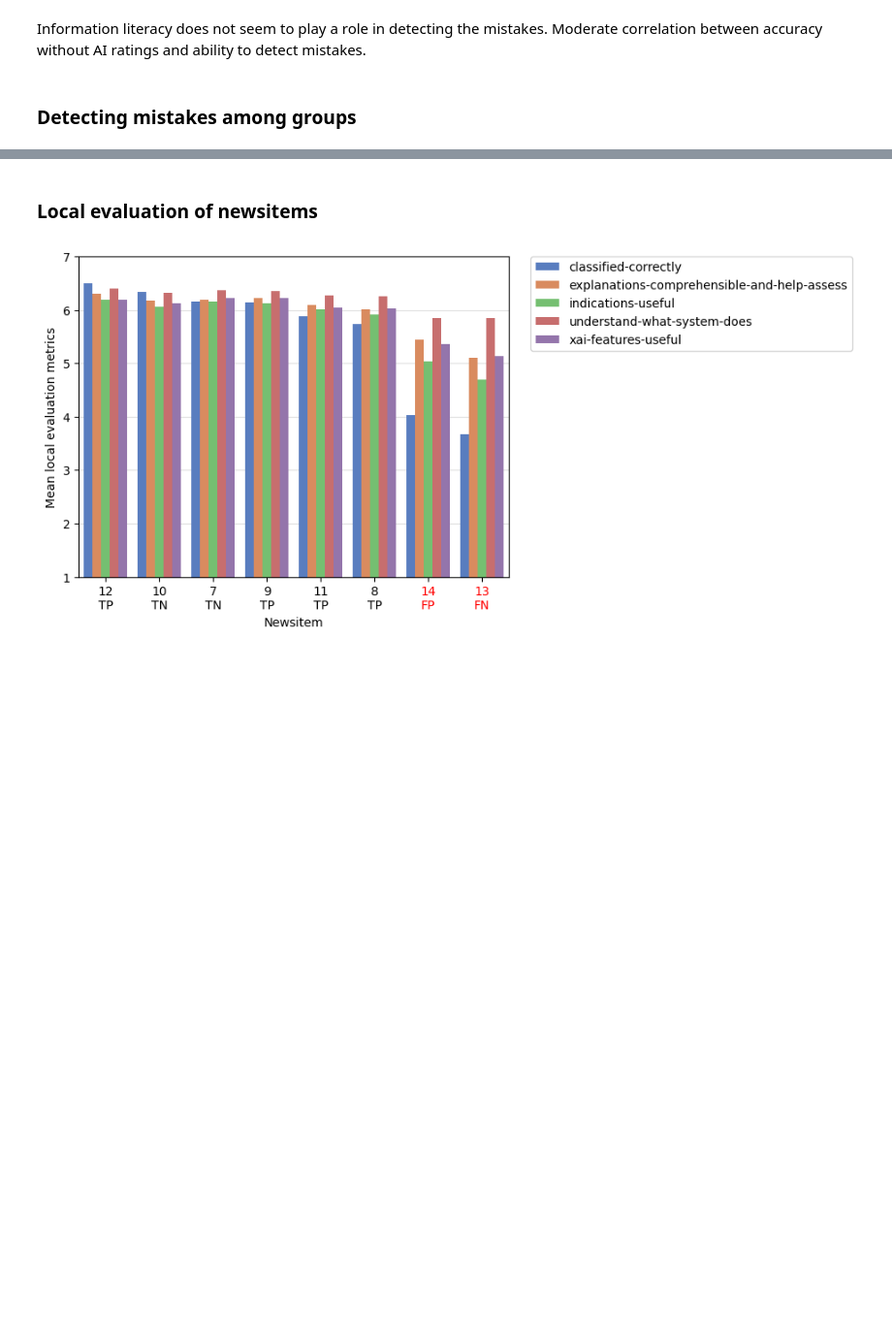
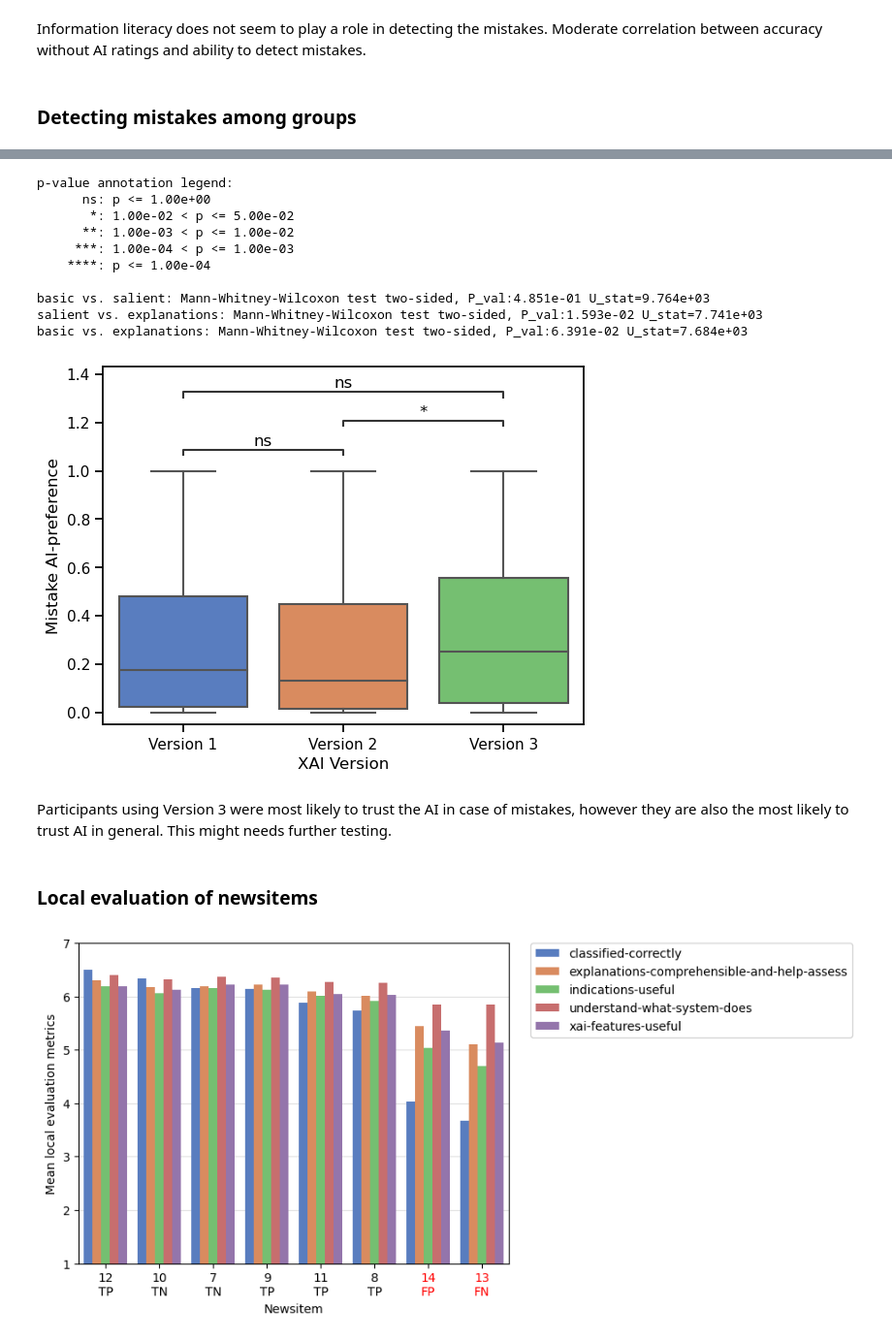
Before and after one commit to csomorbalazs/xai-experiment, a Jupyter notebook: postprocessing/Data_Analysis_XAI.ipynb, the cells around one changed output, grey strips where cells are left out. Shown at 97% size. Cells and saved outputs as stored; diff of their text form; code cells hidden in the pictures; blank space fills up the shorter version.

Commit message:
Analyze AI-agreement on mistakes for different groups

```diff
--- a/postprocessing/Data_Analysis_XAI.ipynb
+++ b/postprocessing/Data_Analysis_XAI.ipynb
@@ -1148,3 +1168,47 @@ Information literacy does not seem to play a role in detecting the mistakes. Mod
+# %%
+from statannotations.Annotator import Annotator
+
+pairs = [
+  ("basic","salient"),
+  ("salient","explanations"),
+  ("basic","explanations")
+]
+
+plot_params = {
+  'data': df,
+  'x': 'FEATURE',
+  'y': 'mistake-ai-preference',
+  'palette': 'muted'
+}
+
+with sns.plotting_context('notebook'):
+    ax = sns.boxplot()
+
+    sns.boxplot(**plot_params).set(xlabel='XAI Version', ylabel='Mistake AI-preference')
+
+    # rename basic, salient, explanations to be Version 1, Version 2, Version 3
+    ax.set_xticklabels(["Version 1", "Version 2", "Version 3"])
+
+    # Add annotations
+    annotator = Annotator(ax, pairs, **plot_params)
+    annotator.configure(test='Mann-Whitney')
+    annotator.apply_test().annotate()
+
+    plt.show()
+# %% [output]
+p-value annotation legend:
+      ns: p <= 1.00e+00
+       *: 1.00e-02 < p <= 5.00e-02
+      **: 1.00e-03 < p <= 1.00e-02
+     ***: 1.00e-04 < p <= 1.00e-03
+    ****: p <= 1.00e-04
+
+basic vs. salient: Mann-Whitney-Wilcoxon test two-sided, P_val:4.851e-01 U_stat=9.764e+03
+salient vs. explanations: Mann-Whitney-Wilcoxon test two-sided, P_val:1.593e-02 U_stat=7.741e+03
+basic vs. explanations: Mann-Whitney-Wilcoxon test two-sided, P_val:6.391e-02 U_stat=7.684e+03
+[figure, added]
+# %% [markdown]
+Participants using Version 3 were most likely to trust the AI in case of mistakes, however they are also the most likely to trust AI in general. This might needs further testing.
 # %% [markdown]
 ### Local evaluation of newsitems
 # %%
```
Also changed, not shown: parts of 9 cells of this notebook.
